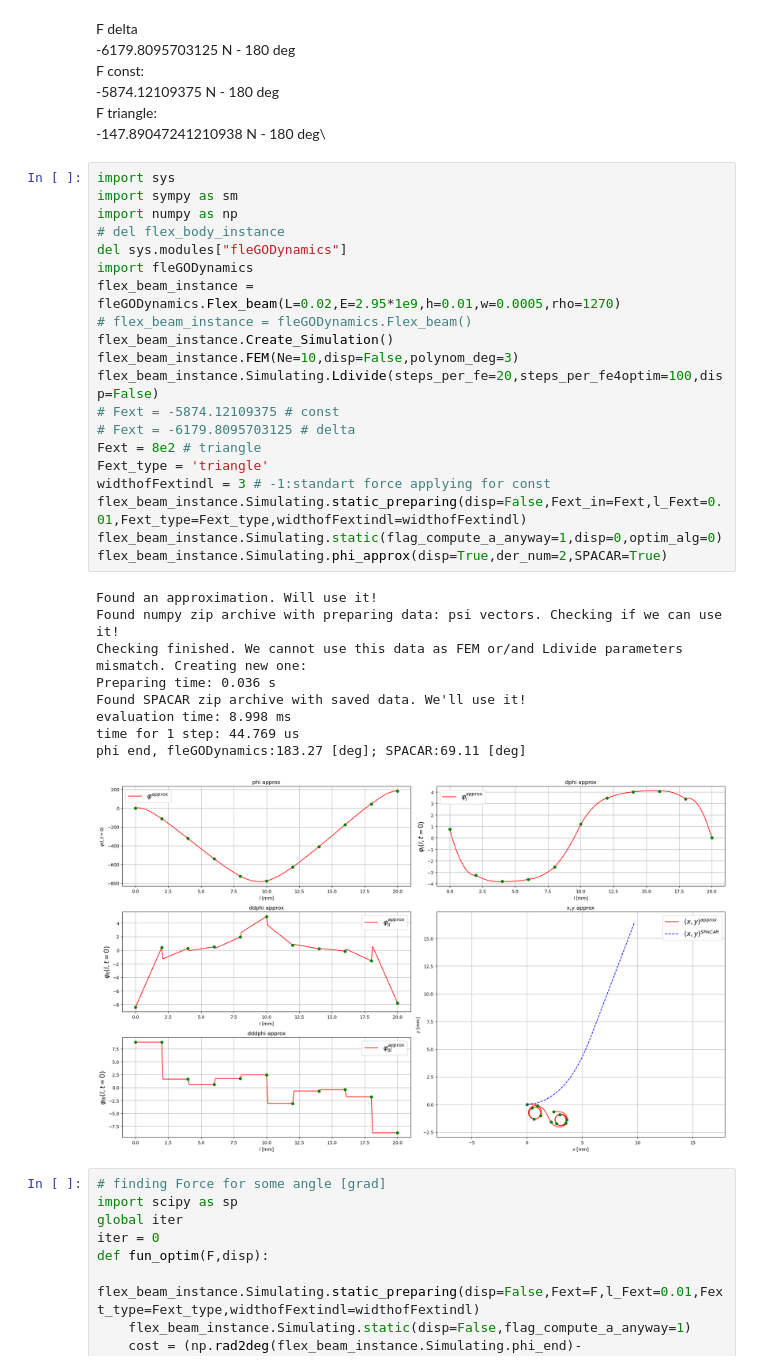
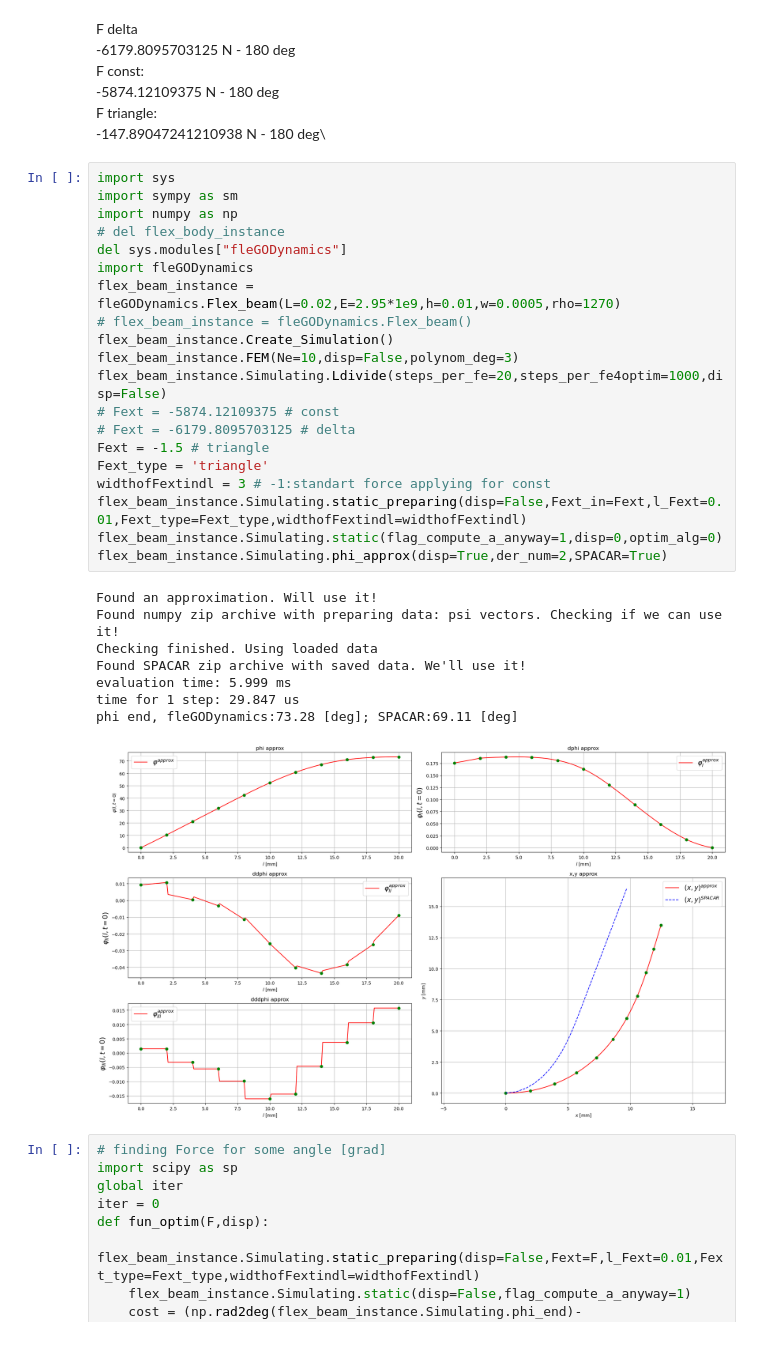
Before and after one commit to dvogureckiy99/dynastatflex, a Jupyter notebook: library_test.ipynb, the cells around one changed output. Saved outputs shown, nothing was run; the diff lists cells and outputs as text.

```diff
--- a/library_test.ipynb
+++ b/library_test.ipynb
@@ -79,33 +79,32 @@ F triangle:\
 # %%
 import sys
 import sympy as sm
 import numpy as np
 # del flex_body_instance
 del sys.modules["fleGODynamics"]
 import fleGODynamics
 flex_beam_instance = fleGODynamics.Flex_beam(L=0.02,E=2.95*1e9,h=0.01,w=0.0005,rho=1270)
 # flex_beam_instance = fleGODynamics.Flex_beam()
 flex_beam_instance.Create_Simulation()
 flex_beam_instance.FEM(Ne=10,disp=False,polynom_deg=3)
-flex_beam_instance.Simulating.Ldivide(steps_per_fe=20,steps_per_fe4optim=100,disp=False)
+flex_beam_instance.Simulating.Ldivide(steps_per_fe=20,steps_per_fe4optim=1000,disp=False)
 # Fext = -5874.12109375 # const
 # Fext = -6179.8095703125 # delta
-Fext = 8e2 # triangle
+Fext = -1.5 # triangle
 Fext_type = 'triangle'
 widthofFextindl = 3 # -1:standart force applying for const
 flex_beam_instance.Simulating.static_preparing(disp=False,Fext_in=Fext,l_Fext=0.01,Fext_type=Fext_type,widthofFextindl=widthofFextindl)
 flex_beam_instance.Simulating.static(flag_compute_a_anyway=1,disp=0,optim_alg=0)
 flex_beam_instance.Simulating.phi_approx(disp=True,der_num=2,SPACAR=True)
 # %% [output]
 Found an approximation. Will use it!
 Found numpy zip archive with preparing data: psi vectors. Checking if we can use it!
-Checking finished. We cannot use this data as FEM or/and Ldivide parameters mismatch. Creating new one:
-Preparing time: 0.036 s
+Checking finished. Using loaded data
 Found SPACAR zip archive with saved data. We'll use it!
-evaluation time: 8.998 ms
-time for 1 step: 44.769 us
-phi end, fleGODynamics:183.27 [deg]; SPACAR:69.11 [deg]
+evaluation time: 5.999 ms
+time for 1 step: 29.847 us
+phi end, fleGODynamics:73.28 [deg]; SPACAR:69.11 [deg]
-[figure, old version]
+[figure, new version]
 # %%
 # finding Force for some angle [grad]
 import scipy as sp
```
Also changed, not shown: 2 other files.
